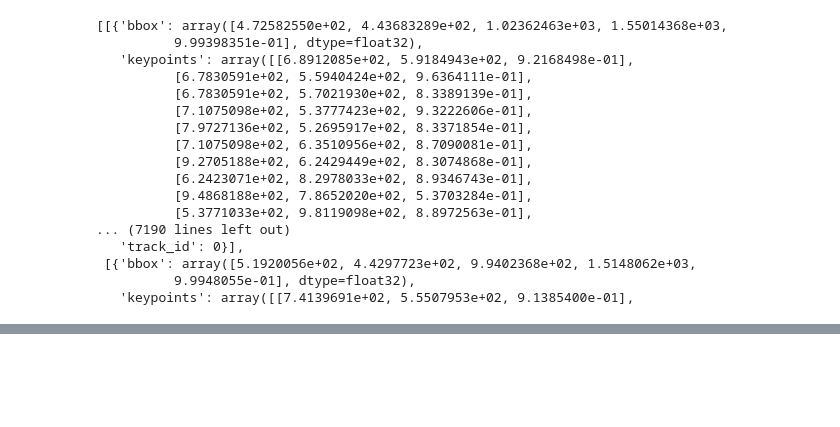
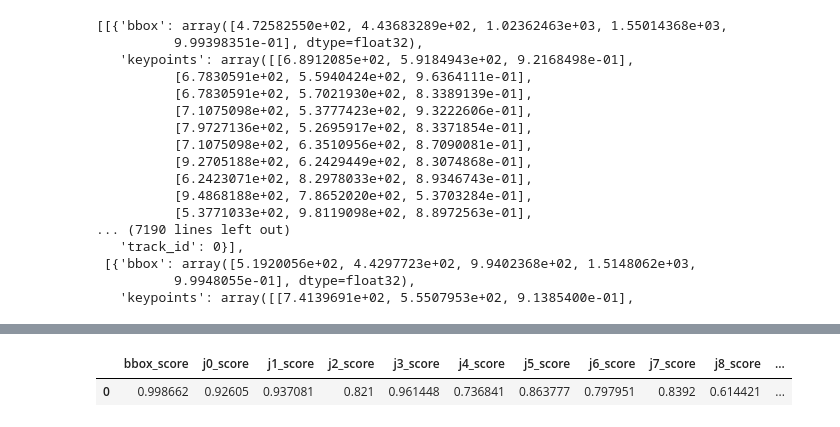
Before and after one commit to diwgan32/mmpose, a Jupyter notebook: TuMeke_Testing_Framework.ipynb, the cells around one changed output, grey strips where cells are left out. Drawn from its saved outputs; the diff is of its cells as text; code cells hidden in the pictures; blank space fills up the shorter version.

```diff
--- a/TuMeke_Testing_Framework.ipynb
+++ b/TuMeke_Testing_Framework.ipynb
@@ -166,0 +202,10 @@ test[0][0]
+# %%
+# Create column names
+score_column_names = ['bbox_score']
+for i in range(17):
+    score_column_names.append('j{}_score'.format(i))
+
+pd.DataFrame(df[score_column_names].median()).T
+# %% [output]
+|  | bbox_score | j0_score | j1_score | j2_score | j3_score | j4_score | j5_score | j6_score | j7_score | j8_score | ... |
+| 0 | 0.998662 | 0.92605 | 0.937081 | 0.821 | 0.961448 | 0.736841 | 0.863777 | 0.797951 | 0.8392 | 0.614421 | ... |
```
Also changed, not shown: parts of 10 cells of this notebook, 4 other files.
